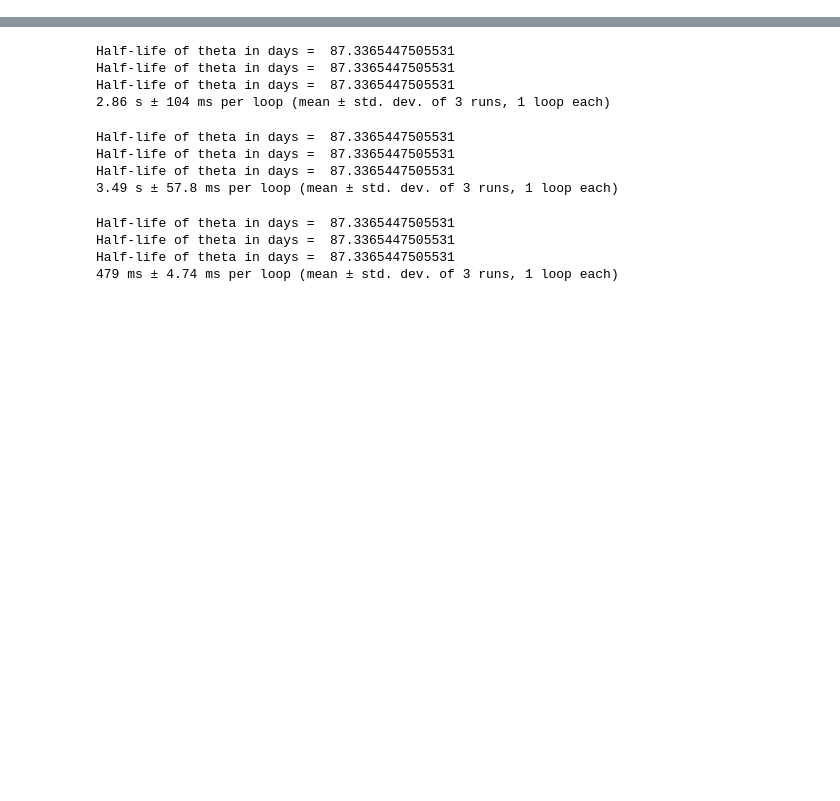
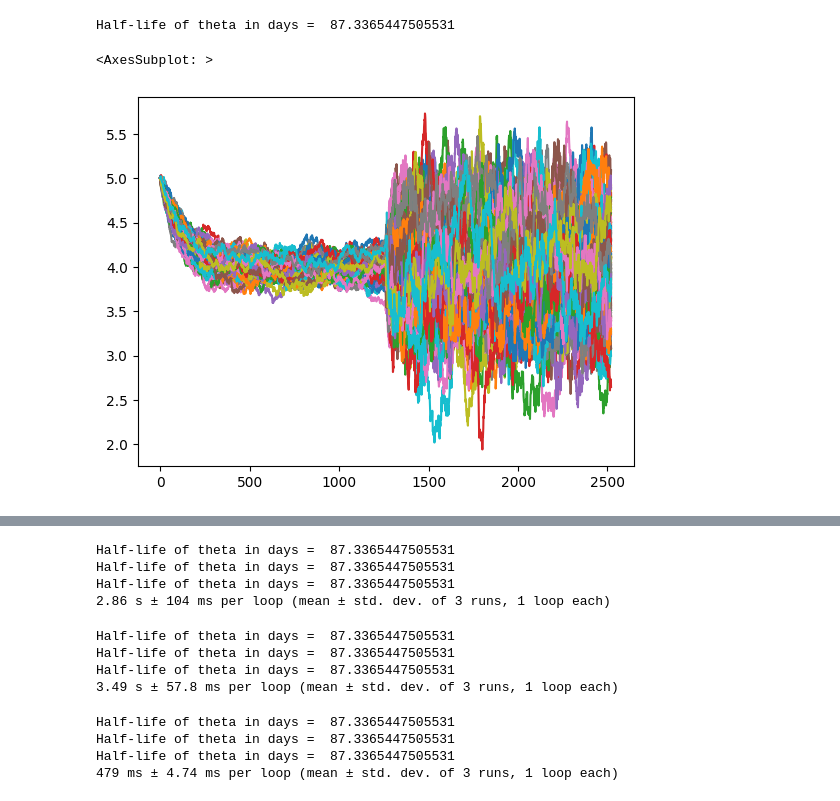
Before and after one commit to bbcho/risktools-dev, a Jupyter notebook: notebooks/c-code.ipynb, the cells around one changed output, grey strips where cells are left out. Drawn from its saved outputs; the diff is of its cells as text; code cells hidden in the pictures; blank space fills up the shorter version.

```diff
--- a/notebooks/c-code.ipynb
+++ b/notebooks/c-code.ipynb
@@ -11,0 +23,6 @@ sims = 10000
+# %%
+rt.simOU(sigma=sigma, log_price=False, sims=sims, T=T, dt=dt, c=True).iloc[:,:100].plot(legend=False)
+# %% [output]
+Half-life of theta in days =  87.3365447505531
+<AxesSubplot: >
+[figure, added]
```
Also changed, not shown: parts of 5 cells of this notebook, 5 other files.
